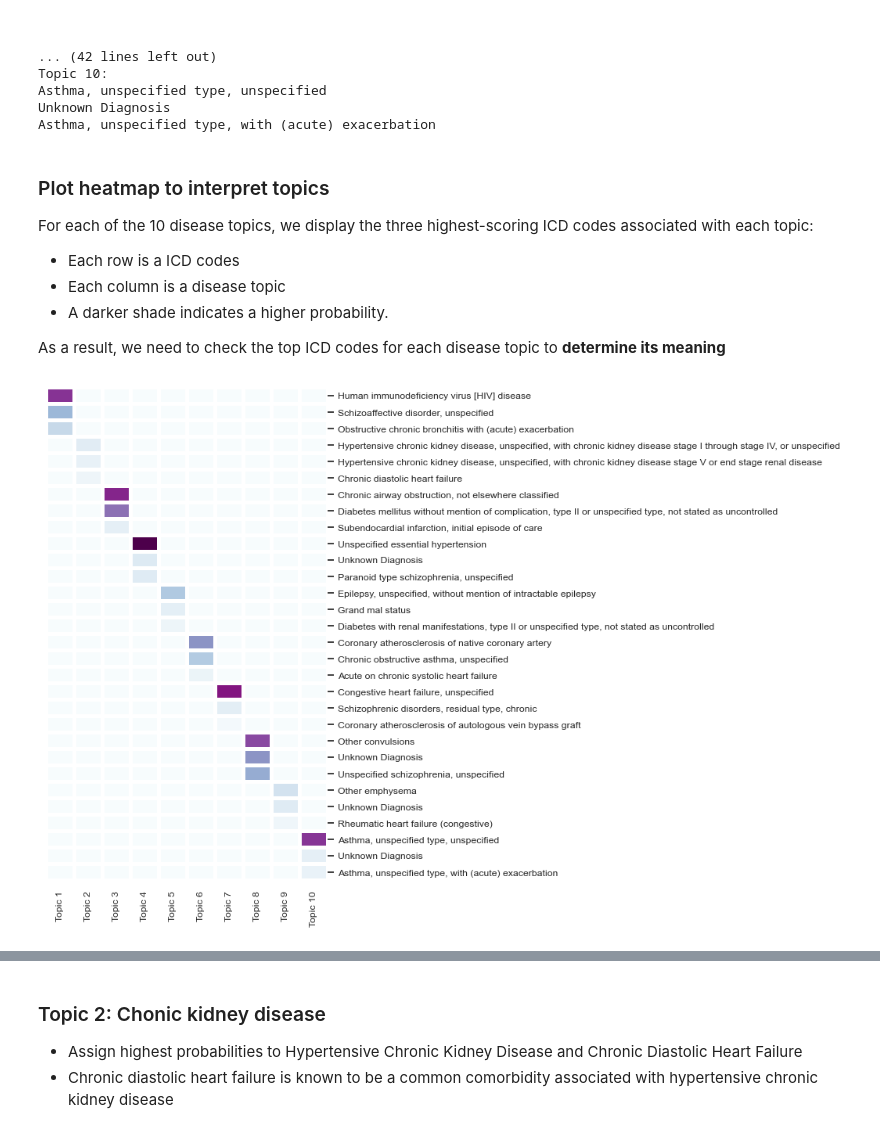
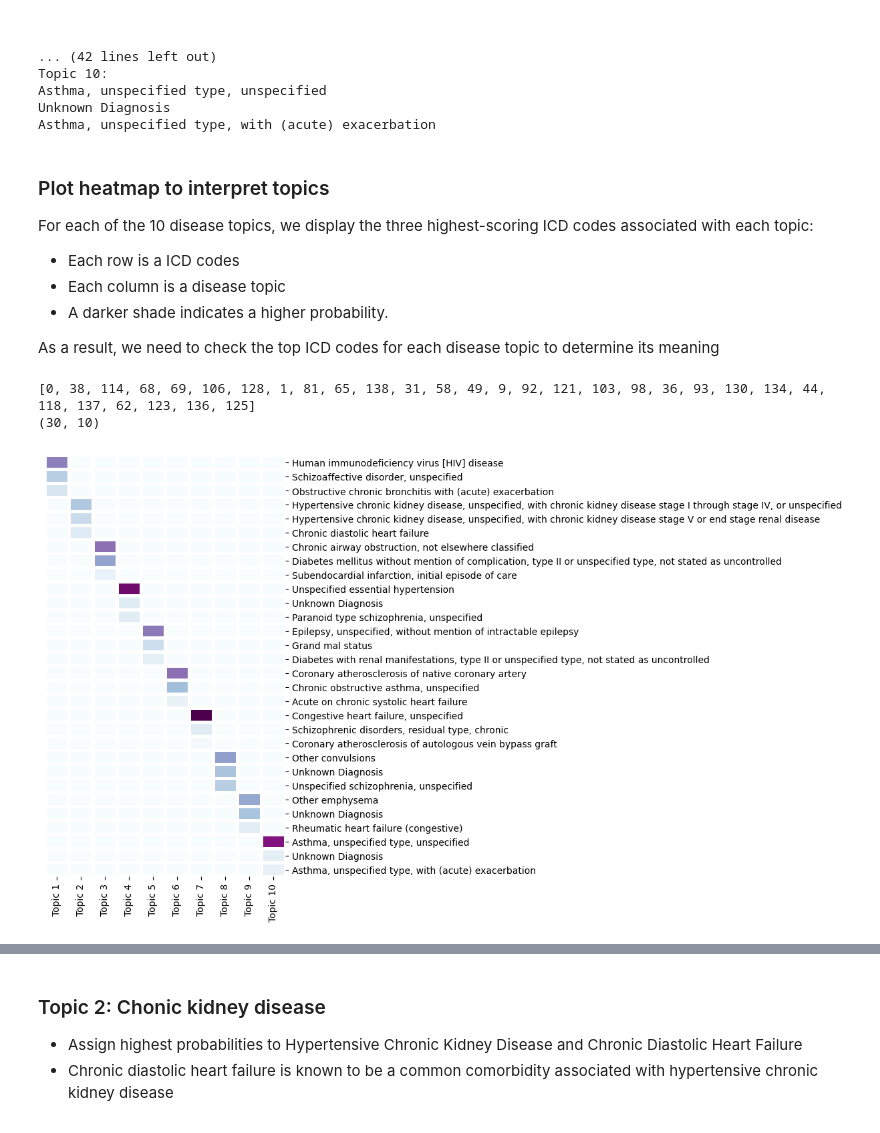
Before and after one commit to li-lab-mcgill/MixEHR_Seed_Tutorial, a Jupyter notebook: MixEHR_Seed_tutorial.ipynb, the cells around one changed output, grey strips where cells are left out. Cells and saved outputs as stored; diff of their text form; code cells hidden in the pictures.

```diff
--- a/MixEHR_Seed_tutorial.ipynb
+++ b/MixEHR_Seed_tutorial.ipynb
@@ -309,7 +330,7 @@ icd_to_description = pd.Series(icd_descriptions['LONG_TITLE'].values, index=icd_
 
 # Assuming 'lda' is your trained LDA model and 'vectorizer' is the CountVectorizer
 feature_names = vectorizer.get_feature_names_out()
-word_distributions = lda.components_
+word_distributions = lda.components_ / lda.components_.sum(axis=1)[:, np.newaxis]
 
 # Map the top words to their descriptions for each topic
 top_descriptions_per_topic = []
@@ -350,9 +371,9 @@ For each of the 10 disease topics, we display the three highest-scoring ICD code
 
 * Each row is a ICD codes
 * Each column is a disease topic
-* A darker shade  indicates a higher probability.
+* A darker shade indicates a higher probability.
 
-As a result, we need to check the top ICD codes for each disease topic to **determine its meaning**
+As a result, we need to check the top ICD codes for each disease topic to determine its meaning
 # %%
 import seaborn as sns
 import matplotlib.pyplot as plt
@@ -363,8 +384,6 @@ topics = 10
 
 # Load the ICD descriptions dataset
 icd_descriptions = pd.read_csv('./data/D_ICD_DIAGNOSES.csv')
-
-# Create a dictionary mapping ICD codes to their long descriptions
 icd_to_description = pd.Series(icd_descriptions['LONG_TITLE'].values, index=icd_descriptions['ICD9_CODE']).to_dict()
 
 def truncate_description(description, max_words=5):
@@ -376,49 +395,44 @@ def truncate_description(description, max_words=5):
 
 # Assuming 'lda' is your trained LDA model and 'vectorizer' is the CountVectorizer
 feature_names = vectorizer.get_feature_names_out()
-word_distributions = lda.components_
+word_distributions = lda.components_ / lda.components_.sum(axis=1)[:, np.newaxis]
 
 # Create an empty list to collect all top codes across all topics
 all_top_icd_codes = []
+all_top_icd_codes_indices = []
 
 # Matrix to hold the probabilities of top codes per topic
 topic_probs = np.zeros((num_top_words * topics, topics))
 
 for topic_idx, word_distribution in enumerate(word_distributions):
     top_indices = word_distribution.argsort()[-num_top_words:][::-1]
     top_codes = [feature_names[i] for i in top_indices]
     all_top_icd_codes.extend(top_codes)
-    for i, index in enumerate(top_indices):
-        topic_probs[num_top_words * topic_idx + i, topic_idx] = word_distribution[index]
+    all_top_icd_codes_indices.extend(top_indices)
 
-# Remove any duplicate ICD codes to ensure unique rows
-unique_icd_codes = list(set(all_top_icd_codes))
-unique_icd_codes.sort(key=all_top_icd_codes.index)  # Preserve the original order as much as possible
-
-# Create a new probability matrix for unique ICD codes
-unique_topic_probs = np.zeros((len(unique_icd_codes), topics))
-
-# Fill in the unique_topic_probs based on all_top_icd_codes mapping
-for i, code in enumerate(unique_icd_codes):
-    indices = [idx for idx, val in enumerate(all_top_icd_codes) if val == code]
-    unique_topic_probs[i, :] = topic_probs[indices, :].sum(axis=0)
+print(all_top_icd_codes_indices)
+topic_prob = word_distributions.transpose()[all_top_icd_codes_indices,:]
+# Check the shape of the topic_probs to confirm it's 30x10
+print(topic_prob.shape)
 
 # Map ICD codes to descriptions and truncate if necessary
 icd_descriptions = [truncate_description(icd_to_description.get(code, "Unknown Diagnosis"), 50) for code in unique_icd_codes]
 
 # Create a DataFrame for the heatmap data
-phi_data = pd.DataFrame(unique_topic_probs, columns=[f"Topic {i+1}" for i in range(topics)], index=icd_descriptions)
+phi_data = pd.DataFrame(topic_prob, columns=[f"Topic {i+1}" for i in range(topics)], index=icd_descriptions)
 
 # Define the maximum value for the color scale
-max_value = np.max(unique_topic_probs)
+max_value = np.max(topic_prob)
 
 # Plotting the heatmap
 g = sns.clustermap(phi_data, row_cluster=False, col_cluster=False, vmax=max_value, vmin=0,
                    linewidths=2.5, cmap="BuPu", yticklabels=True, figsize=(4, 7))
 g.cax.set_visible(False)
 g.ax_heatmap.set_position([0.05, 0.05, 0.9, 0.9])  # x, y, width, height
 g.ax_row_dendrogram.set_visible(False)
 g.ax_col_dendrogram.set_visible(False)
 plt.show()
 # %% [output]
+[0, 38, 114, 68, 69, 106, 128, 1, 81, 65, 138, 31, 58, 49, 9, 92, 121, 103, 98, 36, 93, 130, 134, 44, 118, 137, 62, 123, 136, 125]
+(30, 10)
-[figure, old version]
+[figure, new version]
```
Also changed, not shown: parts of 25 cells of this notebook, 6 other files.
